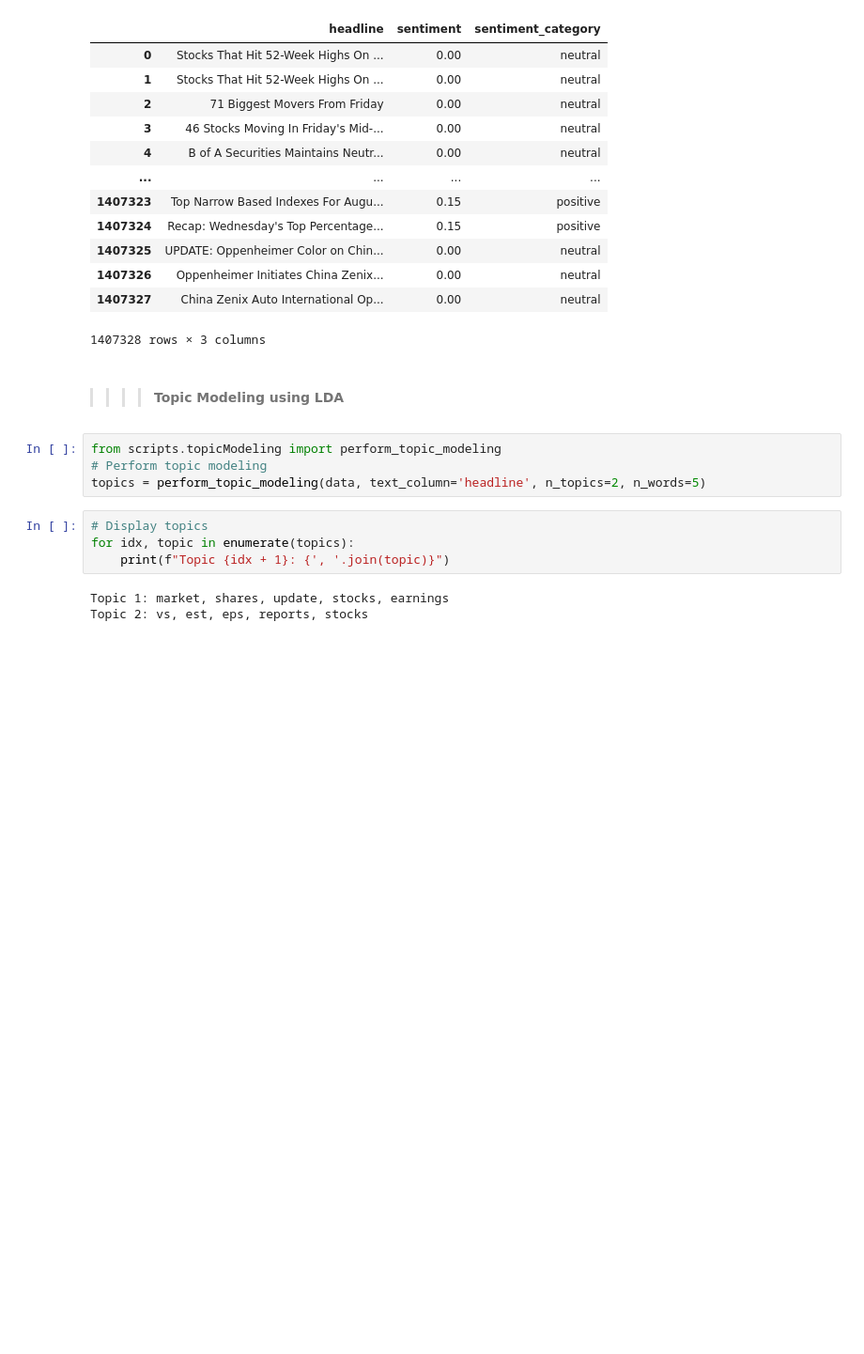
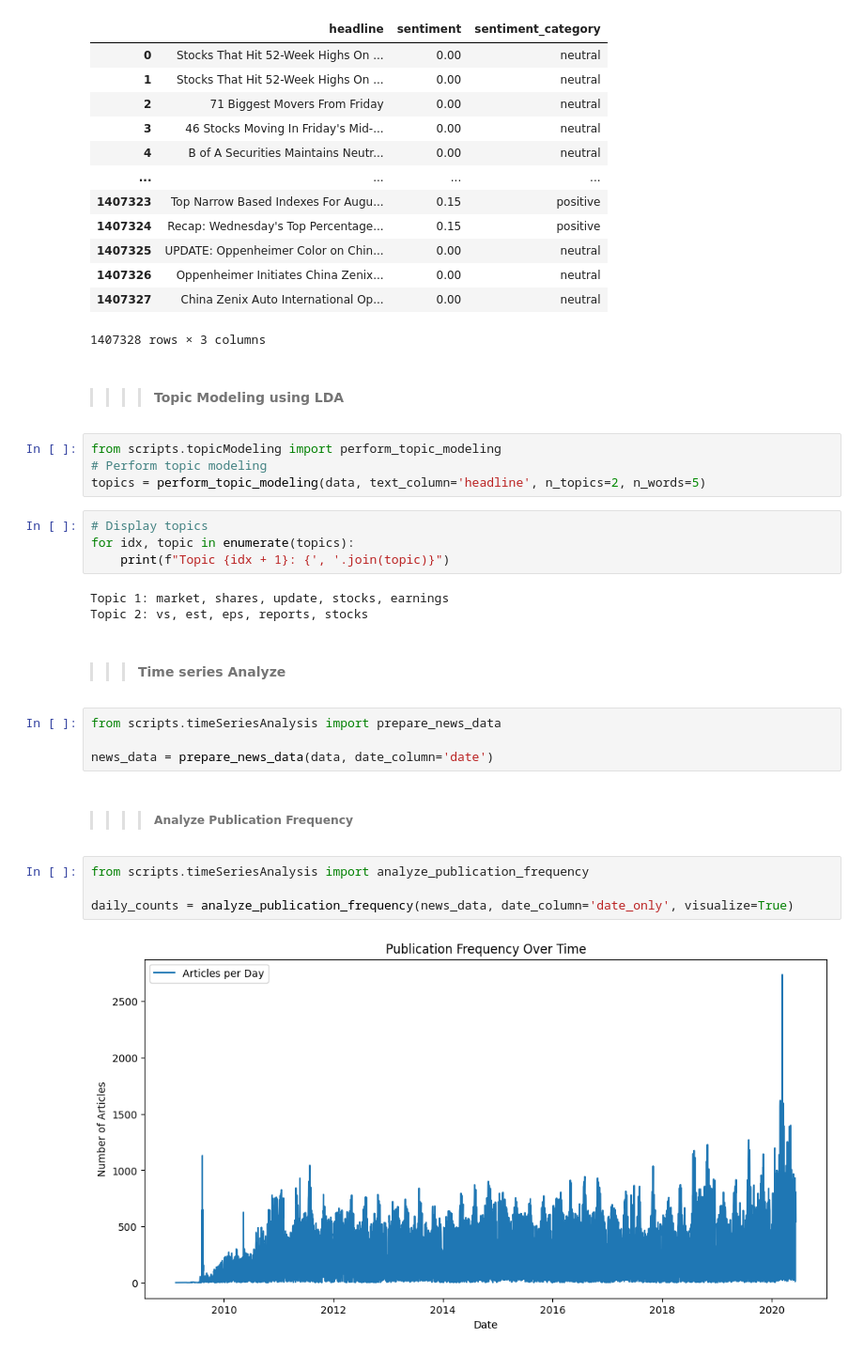
Before and after one commit to naolatomsa/Nova-Financial-Solutions, a Jupyter notebook: notebooks/edaAnalysis.ipynb, the cells around one changed output. Shown at 94% size. Cells and saved outputs as stored; diff of their text form; blank space fills up the shorter version.

Commit message:
time series analysis

```diff
--- a/notebooks/edaAnalysis.ipynb
+++ b/notebooks/edaAnalysis.ipynb
@@ -149,3 +149,17 @@ for idx, topic in enumerate(topics):
 # %% [output]
 Topic 1: market, shares, update, stocks, earnings
 Topic 2: vs, est, eps, reports, stocks
+# %% [markdown]
+>>> #### Time series Analyze
+# %%
+from scripts.timeSeriesAnalysis import prepare_news_data
+
+news_data = prepare_news_data(data, date_column='date')
+# %% [markdown]
+>>>> ##### Analyze Publication Frequency
+# %%
+from scripts.timeSeriesAnalysis import analyze_publication_frequency
+
+daily_counts = analyze_publication_frequency(news_data, date_column='date_only', visualize=True)
+# %% [output]
+[figure, added]
```
Also changed, not shown: parts of 4 cells of this notebook, 1 other file.
